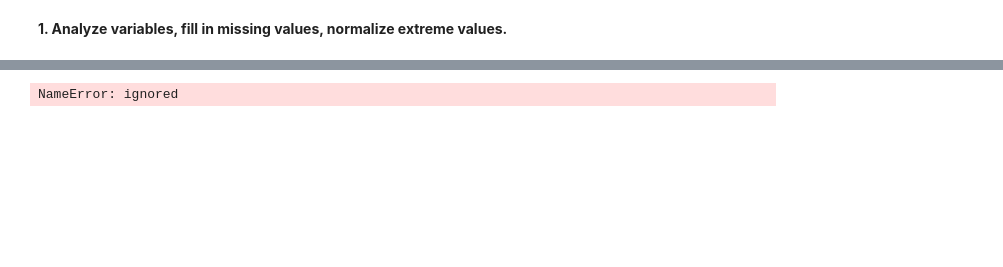
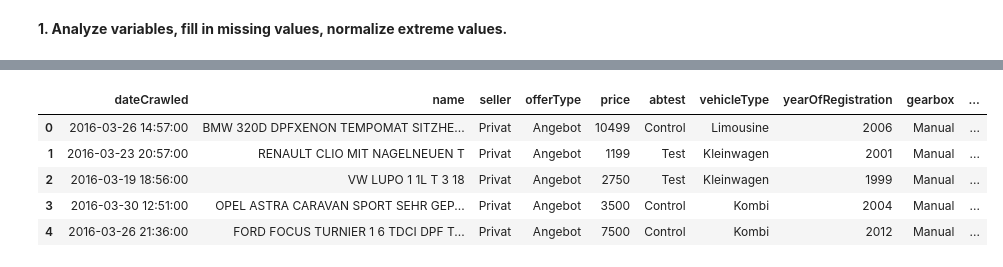
Before and after one commit to ezequielmartinezbuasso/CURSOWEB, a Jupyter notebook: DS_W2_G6.ipynb, the cells around one changed output, grey strips where cells are left out. Saved outputs shown, nothing was run; the diff lists cells and outputs as text; code cells hidden in the pictures; blank space fills up the shorter version.

```diff
--- a/DS_W2_G6.ipynb
+++ b/DS_W2_G6.ipynb
@@ -16,21 +75,27 @@ NameError: ignored
 # %%
-cars_data['name'] = cars_data['name'].str.replace(r"_"," ")
-cars_data['name'] = cars_data['name'].str.replace(r"\W"," ")
-cars_data['model'] = cars_data['model'].str.replace(r"\W"," ")
-cars_data['name'] = cars_data['name'].str.replace(r"  "," ")
-cars_data['name'] = cars_data['name'].str.replace(r"  "," ")
-cars_data['name'] = cars_data['name'].str.upper()
-cars_data['seller'] = cars_data['seller'].str.title()
-cars_data['offerType'] = cars_data['offerType'].str.title()
-cars_data['abtest'] = cars_data['abtest'].str.title()
-cars_data['vehicleType'] = cars_data['vehicleType'].str.title()
-cars_data['gearbox'] = cars_data['gearbox'].str.title()
-cars_data['model'] = cars_data['model'].str.title()
-cars_data['fuelType'] = cars_data['fuelType'].str.title()
-cars_data['brand'] = cars_data['brand'].str.title()
-cars_data['notRepairedDamage'] = cars_data['notRepairedDamage'].str.title()
-cars_data['dateCrawled'] = pd.to_datetime(cars_data['dateCrawled'],yearfirst=True, errors='coerce')
-cars_data['dateCreated'] = pd.to_datetime(cars_data['dateCreated'],yearfirst=True, errors='coerce')
-cars_data['lastSeen'] = pd.to_datetime(cars_data['lastSeen'],yearfirst=True, errors='coerce')
+df['name'] = df['name'].str.replace(r"_"," ")
+df['name'] = df['name'].str.replace(r"\W"," ")
+df['model'] = df['model'].str.replace(r"\W"," ")
+df['name'] = df['name'].str.replace(r"  "," ")
+df['name'] = df['name'].str.replace(r"  "," ")
+df['name'] = df['name'].str.upper()
+df['seller'] = df['seller'].str.title()
+df['offerType'] = df['offerType'].str.title()
+df['abtest'] = df['abtest'].str.title()
+df['vehicleType'] = df['vehicleType'].str.title()
+df['gearbox'] = df['gearbox'].str.title()
+df['model'] = df['model'].str.title()
+df['fuelType'] = df['fuelType'].str.title()
+df['brand'] = df['brand'].str.title()
+df['notRepairedDamage'] = df['notRepairedDamage'].str.title()
+df['dateCrawled'] = pd.to_datetime(df['dateCrawled'],yearfirst=True, errors='coerce')
+df['dateCreated'] = pd.to_datetime(df['dateCreated'],yearfirst=True, errors='coerce')
+df['lastSeen'] = pd.to_datetime(df['lastSeen'],yearfirst=True, errors='coerce')
+df.head()
 # %% [output]
-NameError: ignored
+|  | dateCrawled | name | seller | offerType | price | abtest | vehicleType | yearOfRegistration | gearbox | ... |
+| 0 | 2016-03-26 14:57:00 | BMW 320D DPFXENON TEMPOMAT SITZHE... | Privat | Angebot | 10499 | Control | Limousine | 2006 | Manual | ... |
+| 1 | 2016-03-23 20:57:00 | RENAULT CLIO MIT NAGELNEUEN T | Privat | Angebot | 1199 | Test | Kleinwagen | 2001 | Manual | ... |
+| 2 | 2016-03-19 18:56:00 | VW LUPO 1 1L T 3 18 | Privat | Angebot | 2750 | Test | Kleinwagen | 1999 | Manual | ... |
+| 3 | 2016-03-30 12:51:00 | OPEL ASTRA CARAVAN SPORT SEHR GEP... | Privat | Angebot | 3500 | Control | Kombi | 2004 | Manual | ... |
+| 4 | 2016-03-26 21:36:00 | FORD FOCUS TURNIER 1 6 TDCI DPF T... | Privat | Angebot | 7500 | Control | Kombi | 2012 | Manual | ... |
```
Also changed, not shown: parts of 3 cells of this notebook.
